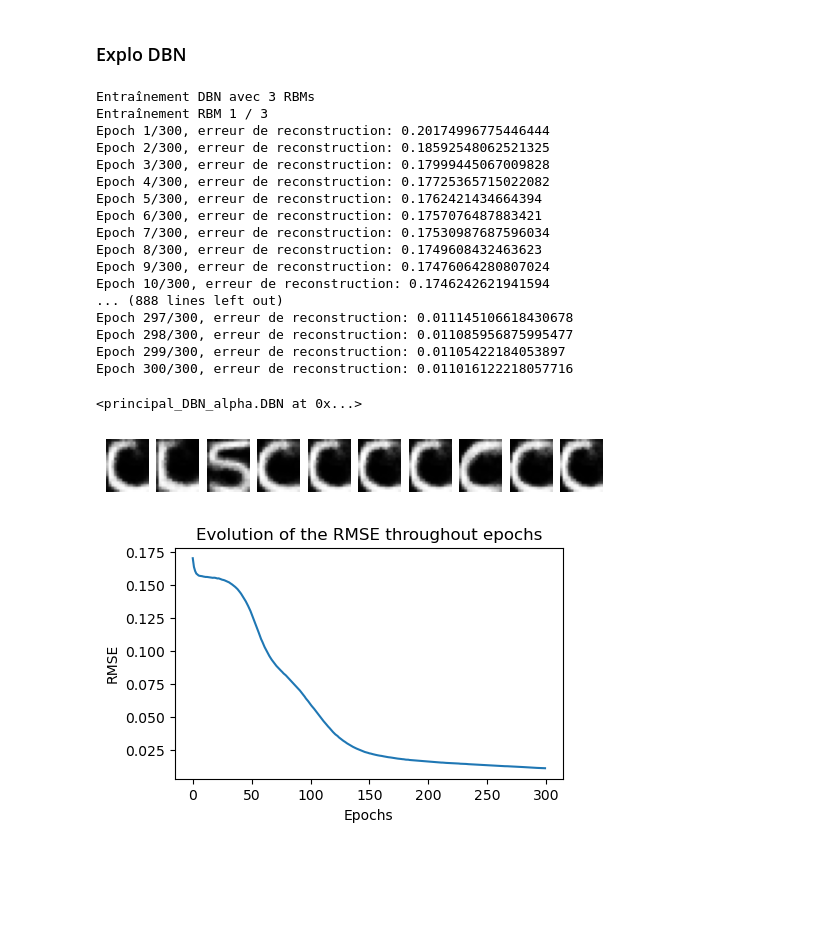
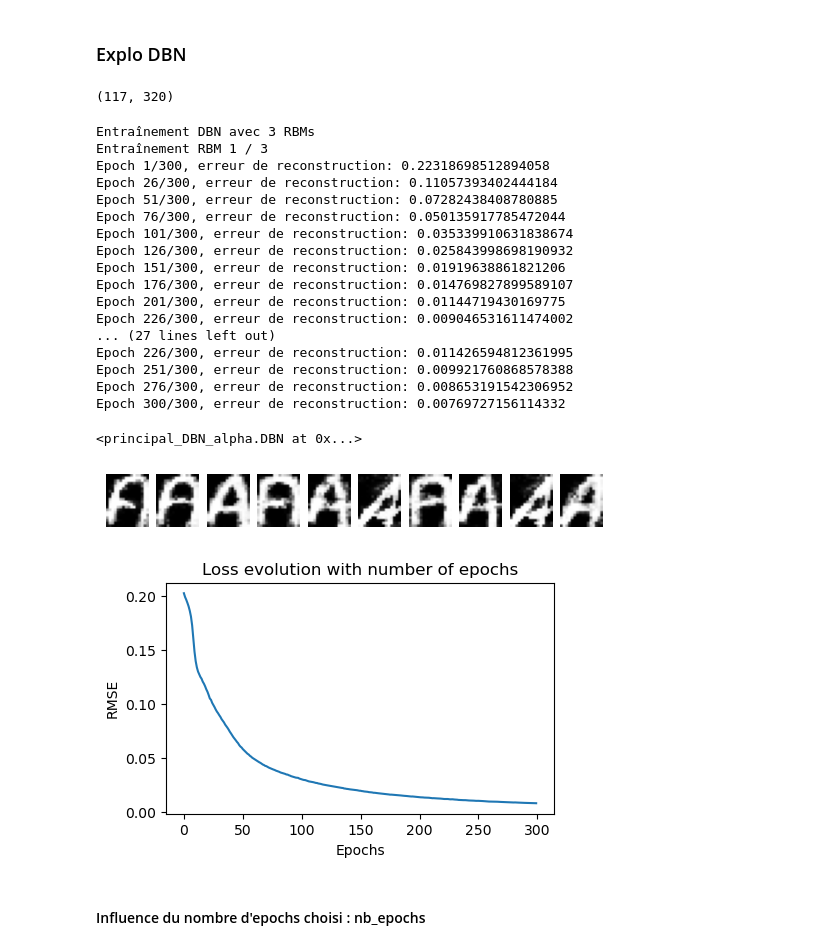
Before and after one commit to mittenover/DL2, a Jupyter notebook: explo_paupau.ipynb, the cells around one changed output. Saved outputs shown, nothing was run; the diff lists cells and outputs as text; code cells hidden in the pictures; blank space fills up the shorter version.

```diff
--- a/explo_paupau.ipynb
+++ b/explo_paupau.ipynb
@@ -228,46 +228,52 @@ C'est cohérent avec la littérature. En effet, on constate que la dimension de
 # %%
 from principal_DBN_alpha import DBN
 # %%
-LIST_IDX_DATA = [5, 12, 21]
+LIST_IDX_DATA = [2,5,10]
 data = lire_alpha_digit(LIST_IDX_DATA)
+# %%
+data.shape
+# %% [output]
+(117, 320)
 # %%
-layer_sizes = [320, 200, 100, 150]
-learning_rate = 0.01
+layer_sizes = [320, 200, 150, 100]
+learning_rate = 0.1
 nb_epochs = 300
 mini_batch_size = 32
 # %%
 DBN_model = DBN(layer_sizes)
 # %%
-DBN_model.train_DBN(nb_epochs, learning_rate, mini_batch_size, data, verbose=True, step = 20)
+DBN_model.train_DBN(nb_epochs, learning_rate, mini_batch_size, data, verbose=True, step = 25)
 # %% [output]
 Entraînement DBN avec 3 RBMs
 Entraînement RBM 1 / 3
-Epoch 1/300, erreur de reconstruction: 0.20174996775446444
-Epoch 2/300, erreur de reconstruction: 0.18592548062521325
-Epoch 3/300, erreur de reconstruction: 0.17999445067009828
-Epoch 4/300, erreur de reconstruction: 0.17725365715022082
-Epoch 5/300, erreur de reconstruction: 0.1762421434664394
-Epoch 6/300, erreur de reconstruction: 0.1757076487883421
-Epoch 7/300, erreur de reconstruction: 0.17530987687596034
-Epoch 8/300, erreur de reconstruction: 0.1749608432463623
-Epoch 9/300, erreur de reconstruction: 0.17476064280807024
-Epoch 10/300, erreur de reconstruction: 0.1746242621941594
-... (888 lines left out)
-Epoch 297/300, erreur de reconstruction: 0.011145106618430678
-Epoch 298/300, erreur de reconstruction: 0.011085956875995477
-Epoch 299/300, erreur de reconstruction: 0.01105422184053897
-Epoch 300/300, erreur de reconstruction: 0.011016122218057716
+Epoch 1/300, erreur de reconstruction: 0.22318698512894058
+Epoch 26/300, erreur de reconstruction: 0.11057393402444184
+Epoch 51/300, erreur de reconstruction: 0.07282438408780885
+Epoch 76/300, erreur de reconstruction: 0.050135917785472044
+Epoch 101/300, erreur de reconstruction: 0.035339910631838674
+Epoch 126/300, erreur de reconstruction: 0.025843998698190932
+Epoch 151/300, erreur de reconstruction: 0.01919638861821206
+Epoch 176/300, erreur de reconstruction: 0.014769827899589107
+Epoch 201/300, erreur de reconstruction: 0.01144719430169775
+Epoch 226/300, erreur de reconstruction: 0.009046531611474002
+... (27 lines left out)
+Epoch 226/300, erreur de reconstruction: 0.011426594812361995
+Epoch 251/300, erreur de reconstruction: 0.009921760868578388
+Epoch 276/300, erreur de reconstruction: 0.008653191542306952
+Epoch 300/300, erreur de reconstruction: 0.00769727156114332
 <principal_DBN_alpha.DBN at 0x...>
 # %%
 DBN_model.generer_image_DBN(nb_images = 10, nb_iter_gibbs=100)
 # %% [output]
-[figure, old version]
+[figure, new version]
 # %%
 plt.figure(figsize=(5, 3))
 plt.plot(DBN_model.losses[-1])
 plt.xlabel('Epochs')
 plt.ylabel('RMSE')
-plt.title('Evolution of the RMSE throughout epochs')
+plt.title('Loss evolution with number of epochs')
 plt.show()
 # %% [output]
-[figure, old version]
+[figure, new version]
+# %% [markdown]
+#### Influence du nombre d'epochs choisi : nb_epochs
```
Also changed, not shown: parts of 28 cells of this notebook, 9 other files.
